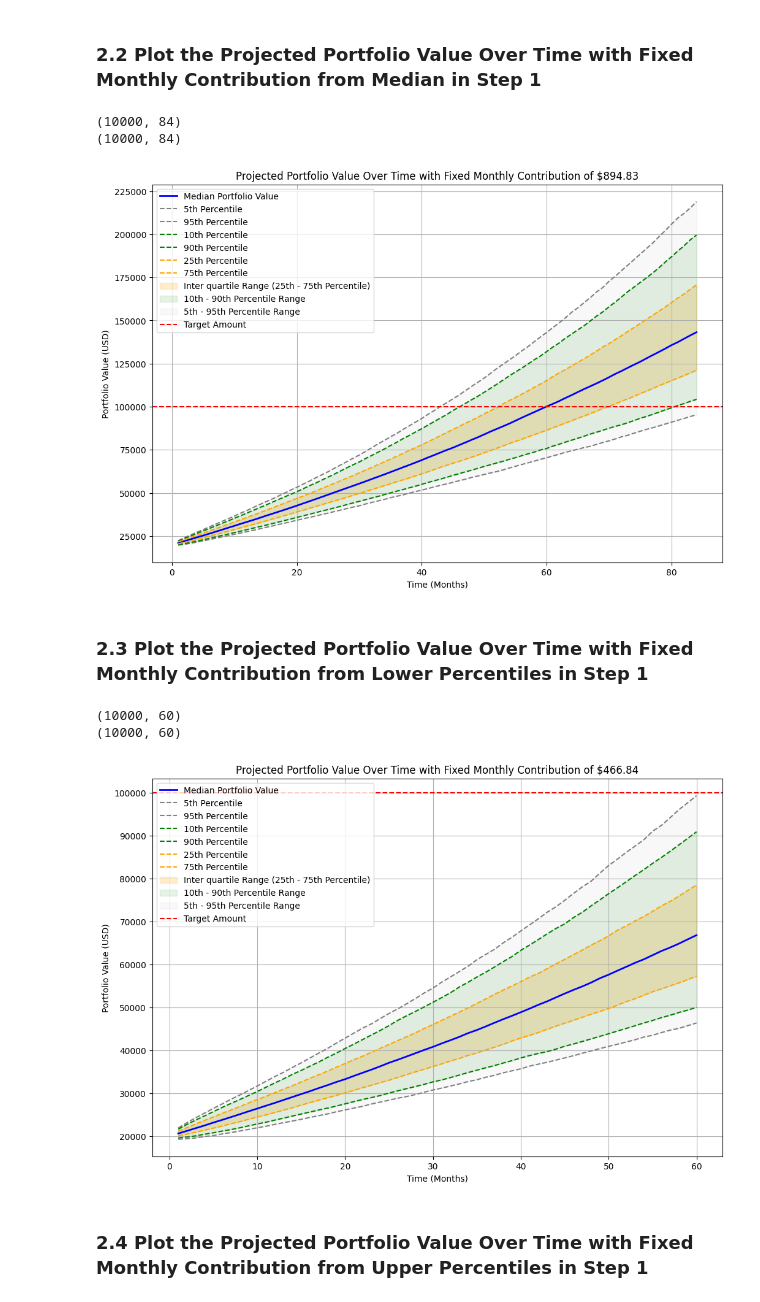
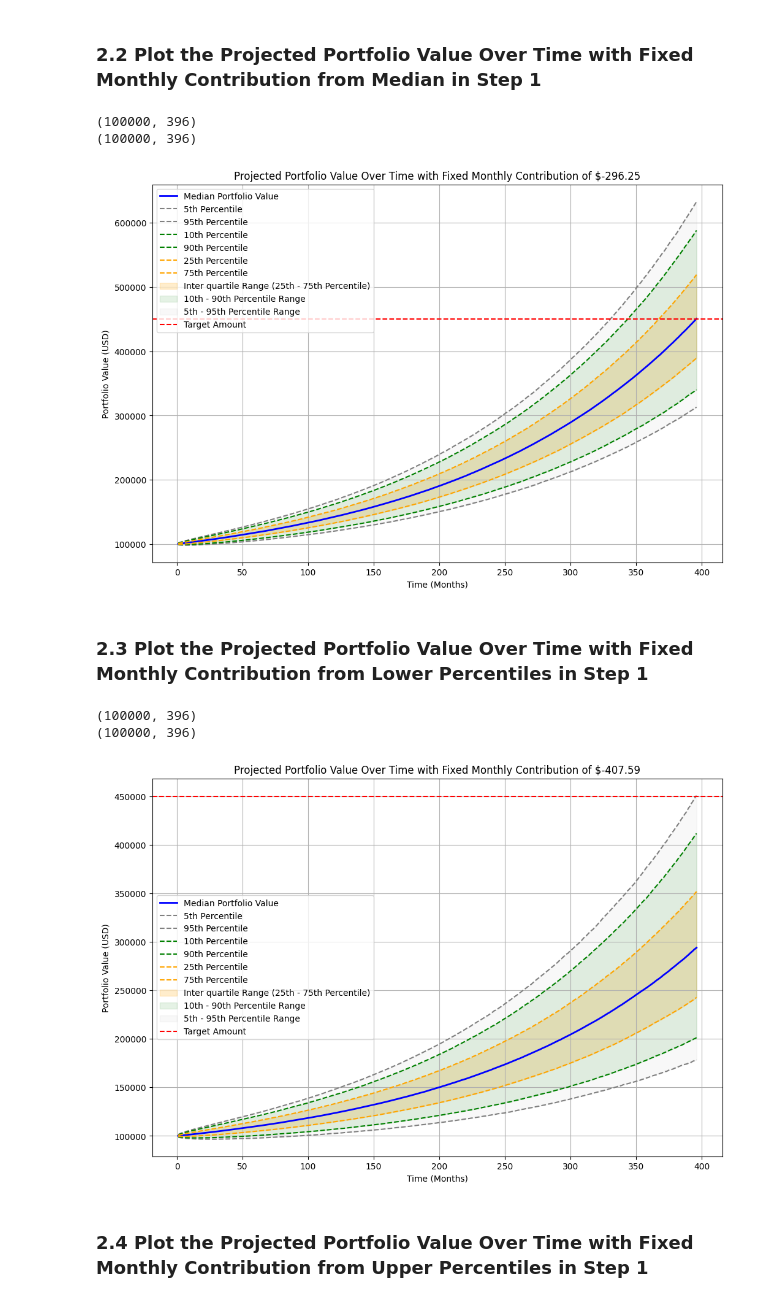
Before and after one commit to andrewkkchan/monte-carlo-vectorized, a Jupyter notebook: simulation/monte-carlo-vectorised-2-steps.ipynb, the cells around one changed output. Saved outputs shown, nothing was run; the diff lists cells and outputs as text; code cells hidden in the pictures.

```diff
--- a/simulation/monte-carlo-vectorised-2-steps.ipynb
+++ b/simulation/monte-carlo-vectorised-2-steps.ipynb
@@ -5,21 +5,21 @@
 # %%
 # Define expected return and volatility based on risk level
 risk_params = {
-    1: {"expected_return": 0.02 / 12, "volatility": 0.005},
-    2: {"expected_return": 0.04 / 12, "volatility": 0.01},
-    3: {"expected_return": 0.06 / 12, "volatility": 0.02},
-    4: {"expected_return": 0.08 / 12, "volatility": 0.03},
-    5: {"expected_return": 0.10 / 12, "volatility": 0.04},
+    1: {"expected_return": 0.038 / 12, "volatility": 0.049 / 12},
+    2: {"expected_return": 0.056 / 12, "volatility": 0.07 / 12},
+    3: {"expected_return": 0.066 / 12, "volatility": 0.097 / 12},
+    4: {"expected_return": 0.072 / 12, "volatility": 0.177 / 12},
+    5: {"expected_return": 0.093 / 12, "volatility": 0.204 / 12},
 }
 # %%
 # Inputs
-target_amount_input = 100000
-current_lumpsum_input = 20000
-months_input = 60
-risk_level_input = 5
+target_amount_input = 450000
+current_lumpsum_input = 100000
+months_input = 396
+risk_level_input = 3
 upper_percentile_input = 95
 lower_percentile_input = 100 - upper_percentile_input
-num_simulations_input = 10000
+num_simulations_input = 100000
 # %%
 import numpy as np
 
@@ -49,20 +49,13 @@ def monte_carlo_simulation(target_amount, current_lumpsum, monthly_returns, num_
     # Compute required monthly contributions
     required_contributions = (target_amount - future_lumpsums) / fv_factors_sums
 
-    # Filter out invalid contributions
-    valid_indices = (required_contributions >= 0) & np.isfinite(required_contributions)
-
-    valid_contributions = required_contributions[valid_indices]  # Shape: (num_valid_simulations,)
-    valid_compounded_growth = compounded_growth[valid_indices]  # Shape: (num_valid_simulations, months)
-    valid_future_value_factors = future_value_factors[valid_indices]  # Shape: (num_valid_simulations, months)
-
-    contributions_values = valid_contributions[:,
-                           np.newaxis] * valid_future_value_factors  # Shape: (num_valid_simulations, months)
+    contributions_values = required_contributions[:,
+                           np.newaxis] * future_value_factors  # Shape: (num_valid_simulations, months)
     contributions_cumulative = np.cumsum(contributions_values, axis=1)  # Shape: (num_valid_simulations, months)
 
-    portfolio_values = current_lumpsum * valid_compounded_growth + contributions_cumulative  # Shape: (num_valid_simulations, months)
+    portfolio_values = current_lumpsum * compounded_growth + contributions_cumulative  # Shape: (num_valid_simulations, months)
 
-    contribution_percentiles = np.percentile(valid_contributions, [lower_percentile, 50, upper_percentile])
+    contribution_percentiles = np.percentile(required_contributions, [lower_percentile, 50, upper_percentile])
     portfolio_percentiles = np.percentile(portfolio_values, [lower_percentile, 50, upper_percentile], axis=0)
     return contribution_percentiles, portfolio_percentiles
 # %%
@@ -232,16 +225,16 @@ def plot_portfolio_value_fixed(portfolio_values, target_amount, fixed_monthly_co
 # %%
 # Simulate the portfolio with the fixed contribution from mid-point from Step 1
 portfolio_values_fixed = simulate_portfolio_with_fixed_contribution(
     current_lumpsum_input,
-    np.random.normal(expected_return, volatility, (num_simulations_input, months_input+24)),
+    np.random.normal(expected_return, volatility, (num_simulations_input, months_input)),
     contribution_percentiles_output[1]
 )
 # Call the plotting function
 plot_portfolio_value_fixed(portfolio_values_fixed, target_amount_input, contribution_percentiles_output[1])
 # %% [output]
-(10000, 84)
-(10000, 84)
+(100000, 396)
+(100000, 396)
-[figure, old version]
+[figure, new version]
 # %% [markdown]
 ### 2.3 Plot the Projected Portfolio Value Over Time with Fixed Monthly Contribution from Lower Percentiles in Step 1
 # %%
@@ -254,9 +247,9 @@ portfolio_values_fixed = simulate_portfolio_with_fixed_contribution(
 # Call the plotting function
 plot_portfolio_value_fixed(portfolio_values_fixed, target_amount_input, contribution_percentiles_output[0])
 # %% [output]
-(10000, 60)
-(10000, 60)
+(100000, 396)
+(100000, 396)
-[figure, old version]
+[figure, new version]
 # %% [markdown]
 ### 2.4 Plot the Projected Portfolio Value Over Time with Fixed Monthly Contribution from Upper Percentiles in Step 1
 # %%
```
Also changed, not shown: parts of 5 cells of this notebook.
